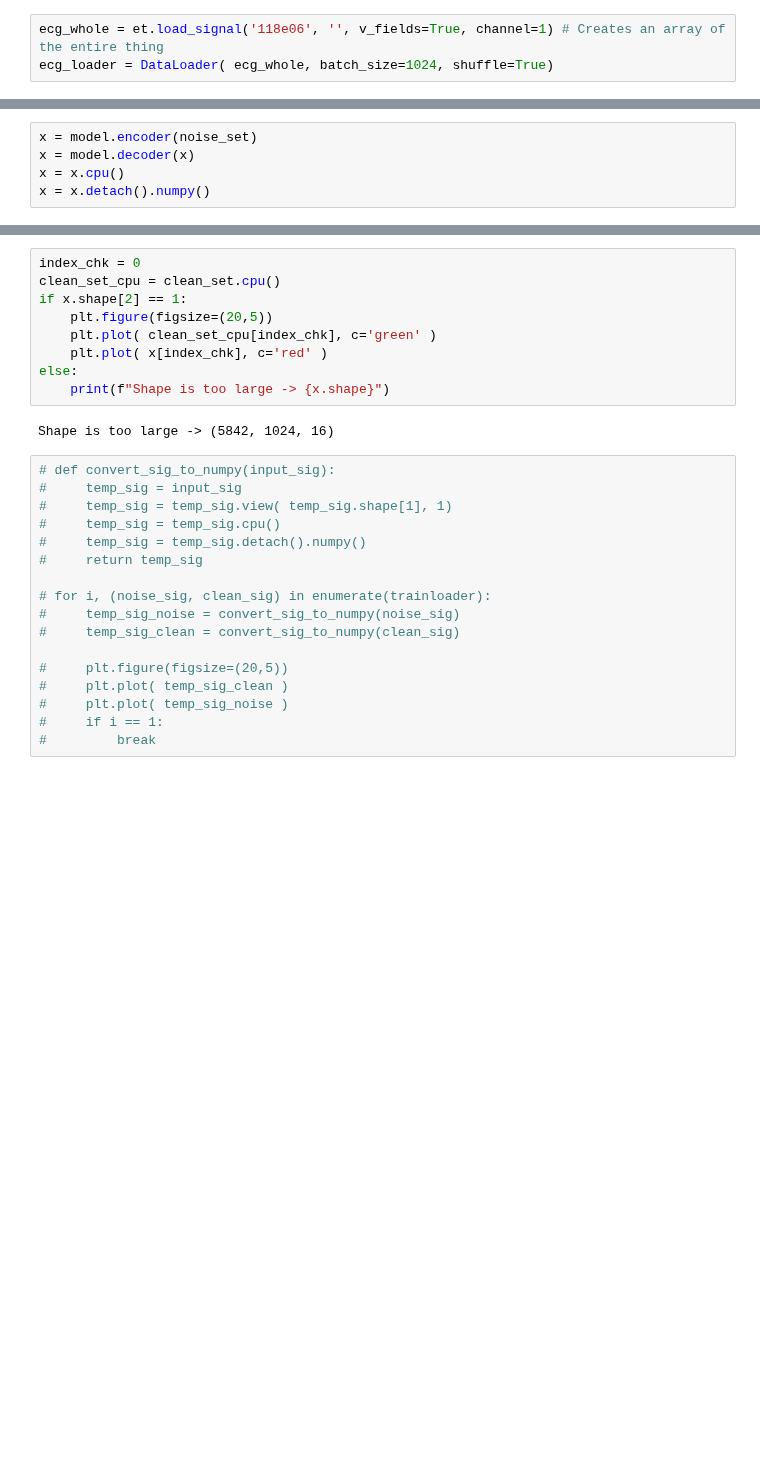
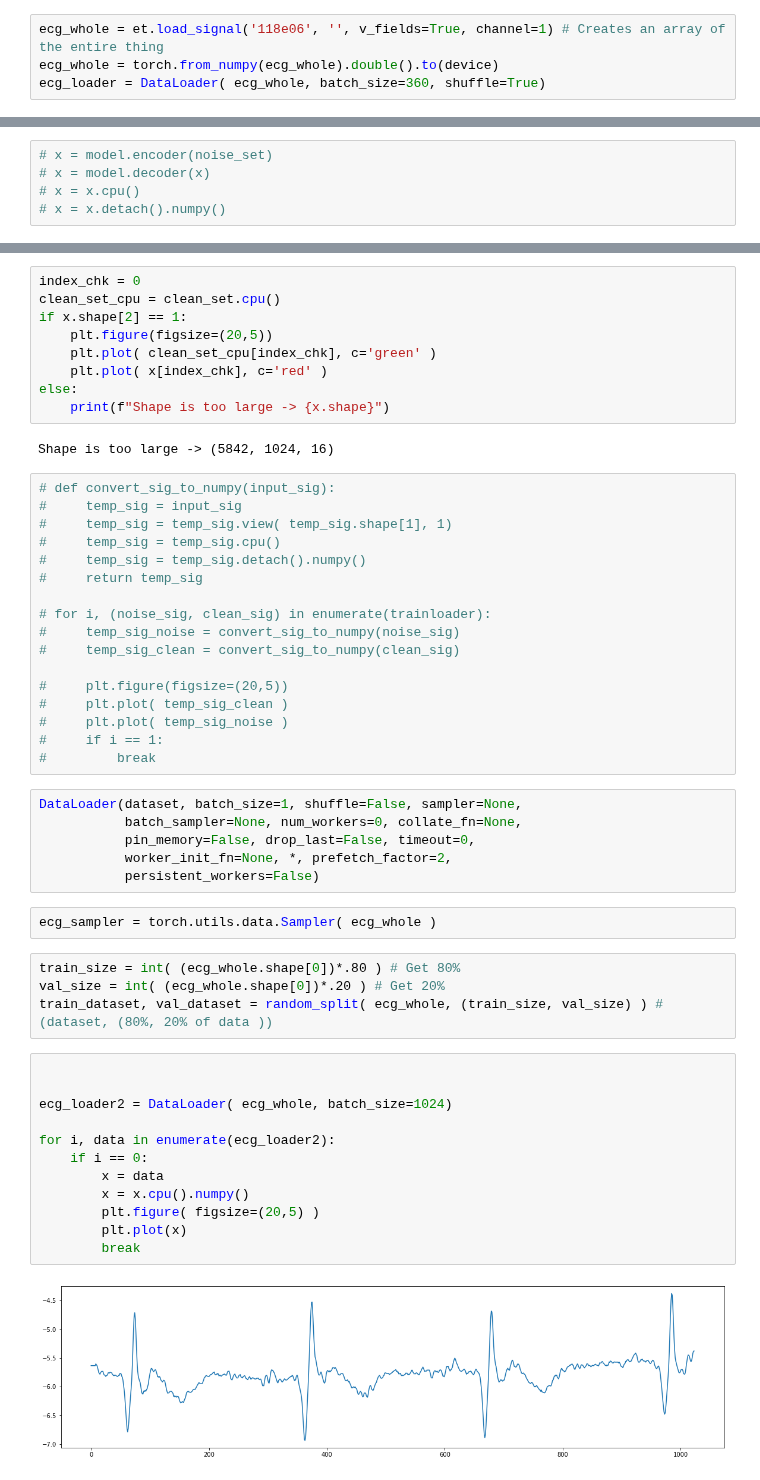
Before and after one commit to enzlaur/pytorch-ml-tuts, a Jupyter notebook: scratch05.ipynb, the cells around one changed output, grey strips where cells are left out. Drawn from its saved outputs; the diff is of its cells as text; blank space fills up the shorter version.

```diff
--- a/scratch05.ipynb
+++ b/scratch05.ipynb
@@ -35,7 +35,8 @@ Device: cuda 11 / 27 / 2020
 device(type='cuda')
 # %%
 ecg_whole = et.load_signal('118e06', '', v_fields=True, channel=1) # Creates an array of the entire thing
-ecg_loader = DataLoader( ecg_whole, batch_size=1024, shuffle=True)
+ecg_whole = torch.from_numpy(ecg_whole).double().to(device)
+ecg_loader = DataLoader( ecg_whole, batch_size=360, shuffle=True)
 # %% [output]
 Printing fields information of the signal:
 {'fs': 360, 'sig_len': 650000, 'n_sig': 1, 'base_date': None, 'base_time': None, 'units': ['mV'], 'sig_name': ['V1'], 'comments': ["Created by `nst' from records 118 and em (SNR = 6 dB)"]}
@@ -214,8 +220,8 @@ RuntimeError: Given groups=1, weight of size [40, 1024, 16], expected input[1024
 # %%
-x = model.encoder(noise_set)
-x = model.decoder(x)
-x = x.cpu()
-x = x.detach().numpy()
+# x = model.encoder(noise_set)
+# x = model.decoder(x)
+# x = x.cpu()
+# x = x.detach().numpy()
 # %%
 summary(model)
 # %% [output]
@@ -273,3 +279,29 @@ Shape is too large -> (5842, 1024, 16)
 #     plt.plot( temp_sig_noise )
 #     if i == 1:
 #         break
+# %%
+DataLoader(dataset, batch_size=1, shuffle=False, sampler=None,
+           batch_sampler=None, num_workers=0, collate_fn=None,
+           pin_memory=False, drop_last=False, timeout=0,
+           worker_init_fn=None, *, prefetch_factor=2,
+           persistent_workers=False)
+# %%
+ecg_sampler = torch.utils.data.Sampler( ecg_whole )
+# %%
+train_size = int( (ecg_whole.shape[0])*.80 ) # Get 80%
+val_size = int( (ecg_whole.shape[0])*.20 ) # Get 20%
+train_dataset, val_dataset = random_split( ecg_whole, (train_size, val_size) ) # (dataset, (80%, 20% of data ))
+# %%
+
+
+ecg_loader2 = DataLoader( ecg_whole, batch_size=1024)
+
+for i, data in enumerate(ecg_loader2):
+    if i == 0:
+        x = data
+        x = x.cpu().numpy()
+        plt.figure( figsize=(20,5) )
+        plt.plot(x)
+        break
+# %% [output]
+[figure, added]
```
Also changed, not shown: parts of 9 cells of this notebook, 1 other file.
